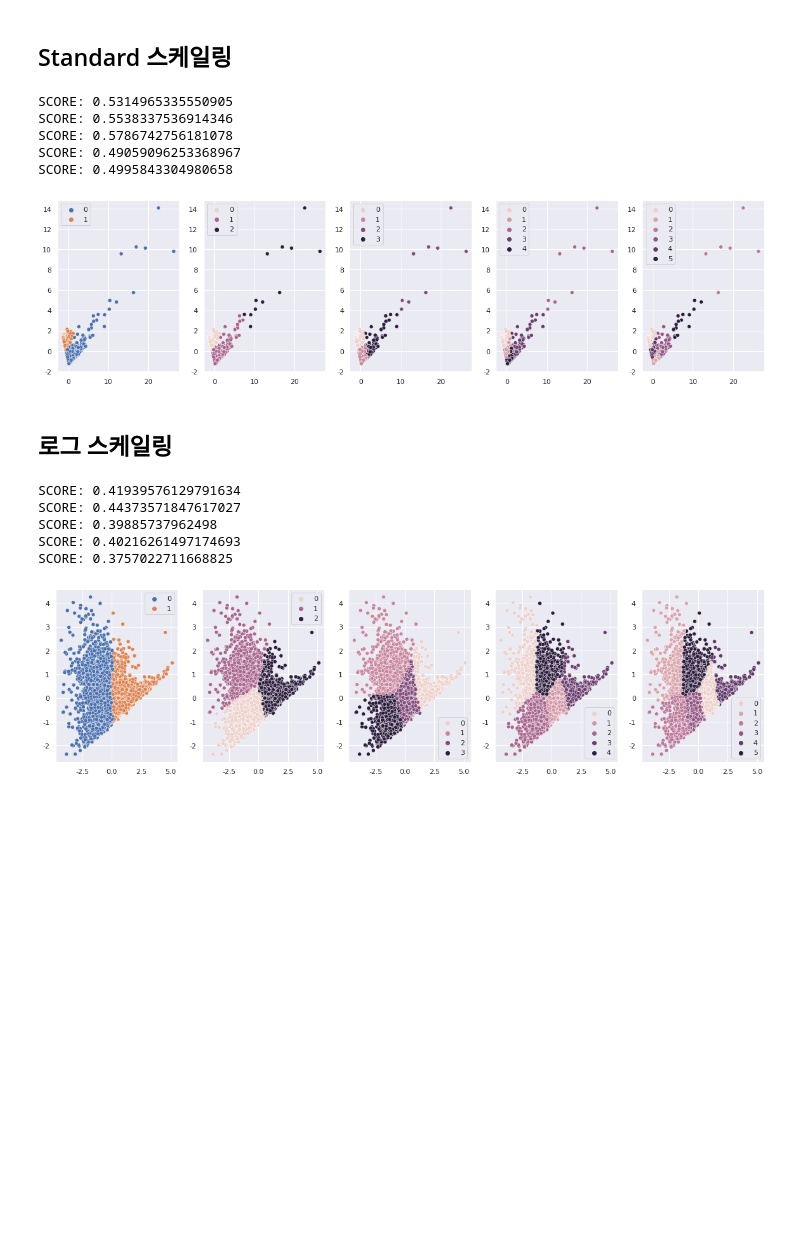
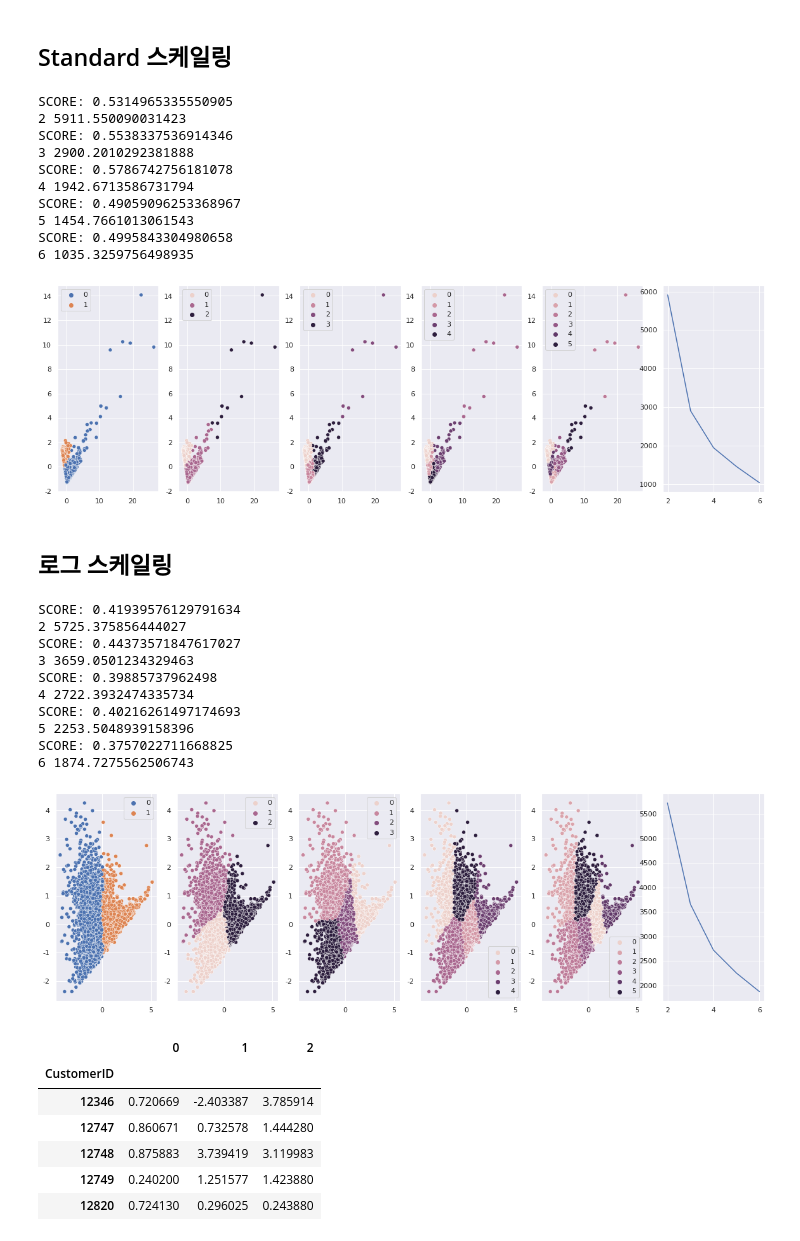
Before and after one commit to choisangh/STUDY, a Jupyter notebook: online_retail(KMeans).ipynb, the cells around one changed output. Saved outputs shown, nothing was run; the diff lists cells and outputs as text; code cells hidden in the pictures; blank space fills up the shorter version.

```diff
--- a/online_retail(KMeans).ipynb
+++ b/online_retail(KMeans).ipynb
@@ -336,19 +336,27 @@ df2.head()
 # %%
 from sklearn.decomposition import PCA
 # %%
-def my_clustering(X):
+def my_clustering(X, cluster_list=[2,3,4,5,6]):
     pca = PCA(n_components=2, random_state=1234) # 주성분을 몇개로 할지 결정
     pca_X = pca.fit_transform(X)
 
-    p,axes = plt.subplots(1,5, figsize=(20,5))
+    p,axes = plt.subplots(1,len(cluster_list)+1, figsize=(20,6))
+    list=[]
 
-    for i,n in enumerate([2,3,4,5,6]):
-        model=KMeans(n_clusters=n, random_state=1234)
+    for i,k in enumerate(cluster_list):
+        model=KMeans(n_clusters=k, random_state=1234)
         model.fit(pca_X)
         pred = model.predict(pca_X) #cluster_label
         print(f"SCORE: {silhouette_score(pca_X, pred)}")
 
         sns.scatterplot(x=pca_X[:,0], y=pca_X[:,1], hue=pred, ax=axes[i])
+        print(k, model.inertia_)
+
+        #----엘보차트
+        list.append(model.inertia_)
+    axes[len(cluster_list)].plot([2,3,4,5,6],np.array(list))
+
+
     # sns.scatterplot(x=cx, y=cy, ax=axes[0])
     plt.show()
 # %% [markdown]
@@ -371,23 +384,41 @@ rfm_scaler[:3]
 my_clustering(rfm_scaler)
 # %% [output]
 SCORE: 0.5314965335550905
+2 5911.550090031423
 SCORE: 0.5538337536914346
+3 2900.2010292381888
 SCORE: 0.5786742756181078
+4 1942.6713586731794
 SCORE: 0.49059096253368967
+5 1454.7661013061543
 SCORE: 0.4995843304980658
+6 1035.3259756498935
-[figure, old version]
+[figure, new version]
 # %% [markdown]
 ## 로그 스케일링
 # %%
-df2['R']=np.log1p(df2['R'])
-df2['F']=np.log1p(df2['F'])
-df2['M']=np.log1p(df2['M'])
-rfm_scaler = scaler.fit_transform(df2)
+rdf2=df2.copy()
+rdf2['R']=np.log1p(df2['R'])
+rdf2['F']=np.log1p(df2['F'])
+rdf2['M']=np.log1p(df2['M'])
+rfm_scaler = scaler.fit_transform(rdf2)
 my_clustering(rfm_scaler)
 # %% [output]
 SCORE: 0.41939576129791634
+2 5725.375856444027
 SCORE: 0.44373571847617027
+3 3659.0501234329463
 SCORE: 0.39885737962498
+4 2722.3932474335734
 SCORE: 0.40216261497174693
+5 2253.5048939158396
 SCORE: 0.3757022711668825
+6 1874.7275562506743
-[figure, old version]
+[figure, new version]
+|  | 0 | 1 | 2 |
+| CustomerID |  |  |  |
+| 12346 | 0.720669 | -2.403387 | 3.785914 |
+| 12747 | 0.860671 | 0.732578 | 1.444280 |
+| 12748 | 0.875883 | 3.739419 | 3.119983 |
+| 12749 | 0.240200 | 1.251577 | 1.423880 |
+| 12820 | 0.724130 | 0.296025 | 0.243880 |
```
Also changed, not shown: parts of 8 cells of this notebook.
